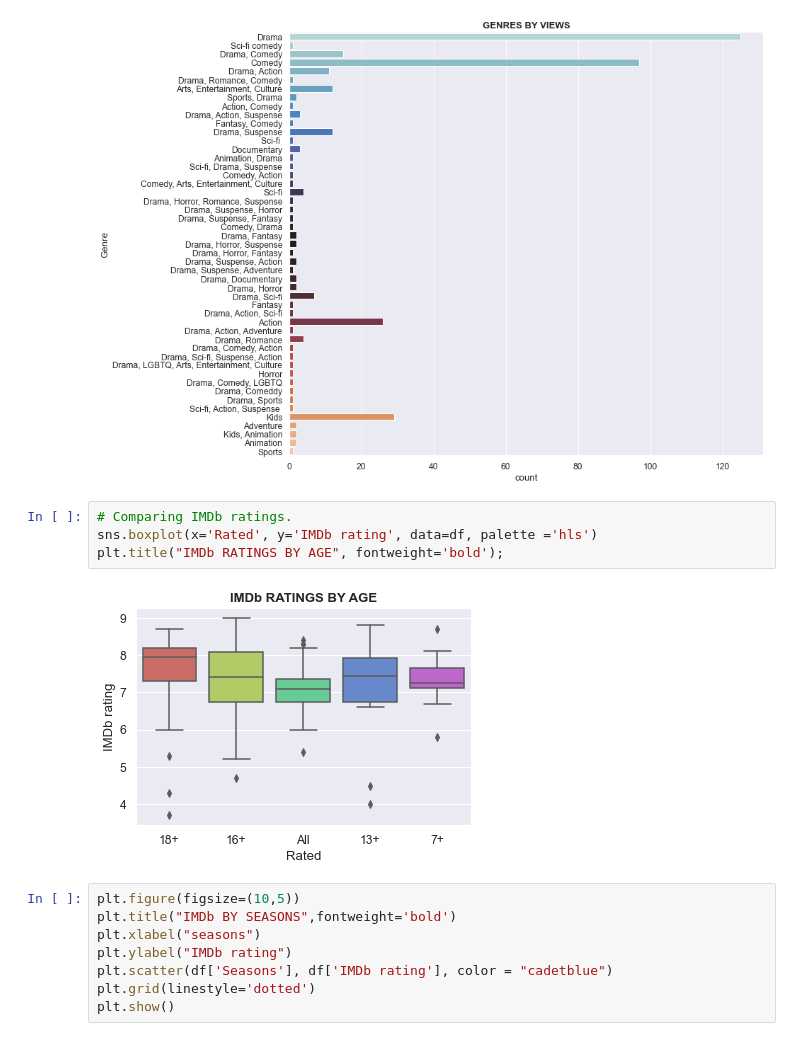
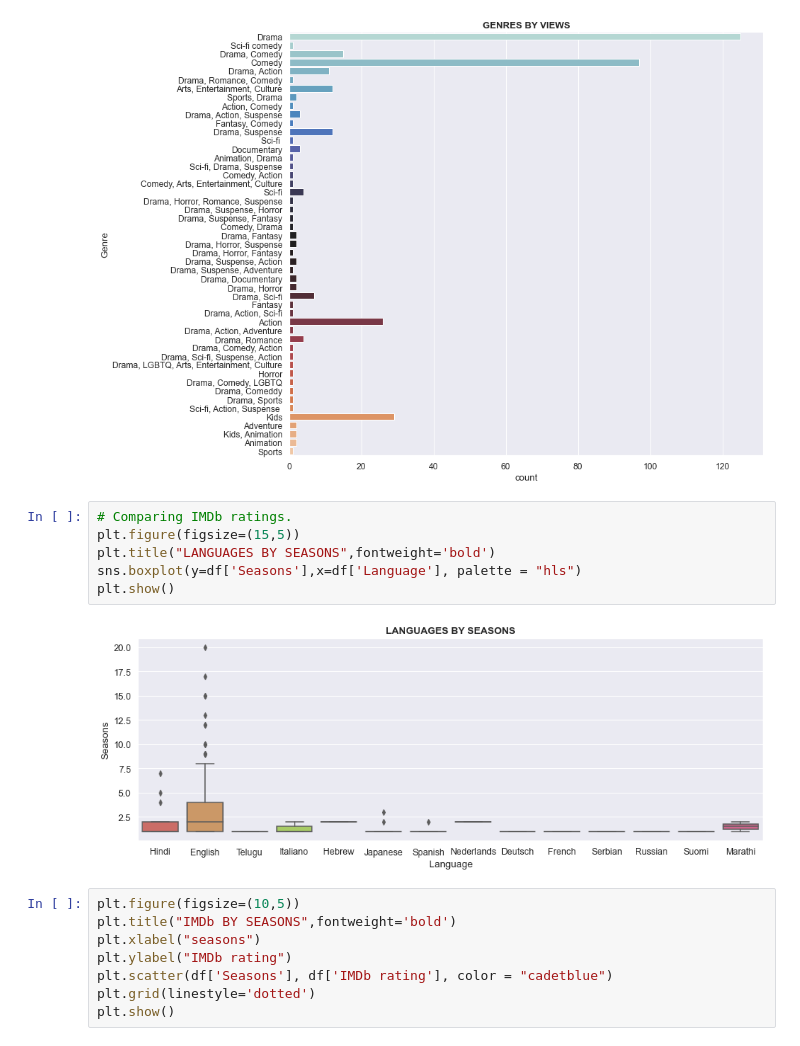
Before and after one commit to mariosolven/Data_preprocessing, a Jupyter notebook: Infographic.ipynb, the cells around one changed output. Drawn from its saved outputs; the diff is of its cells as text.

```diff
--- a/Infographic.ipynb
+++ b/Infographic.ipynb
@@ -127,12 +127,14 @@ sns.countplot(y = "Genre", data = df, palette ='icefire')
 plt.title("GENRES BY VIEWS", fontweight='bold');
 # %% [output]
 [figure]
-# %%
-# Comparing IMDb ratings.
-sns.boxplot(x='Rated', y='IMDb rating', data=df, palette ='hls')
-plt.title("IMDb RATINGS BY AGE", fontweight='bold');
-# %% [output]
-[figure, removed]
+# %%
+# Comparing IMDb ratings.
+plt.figure(figsize=(15,5))
+plt.title("LANGUAGES BY SEASONS",fontweight='bold')
+sns.boxplot(y=df['Seasons'],x=df['Language'], palette = "hls")
+plt.show()
+# %% [output]
+[figure, added]
 # %%
 plt.figure(figsize=(10,5))
 plt.title("IMDb BY SEASONS",fontweight='bold')
```
